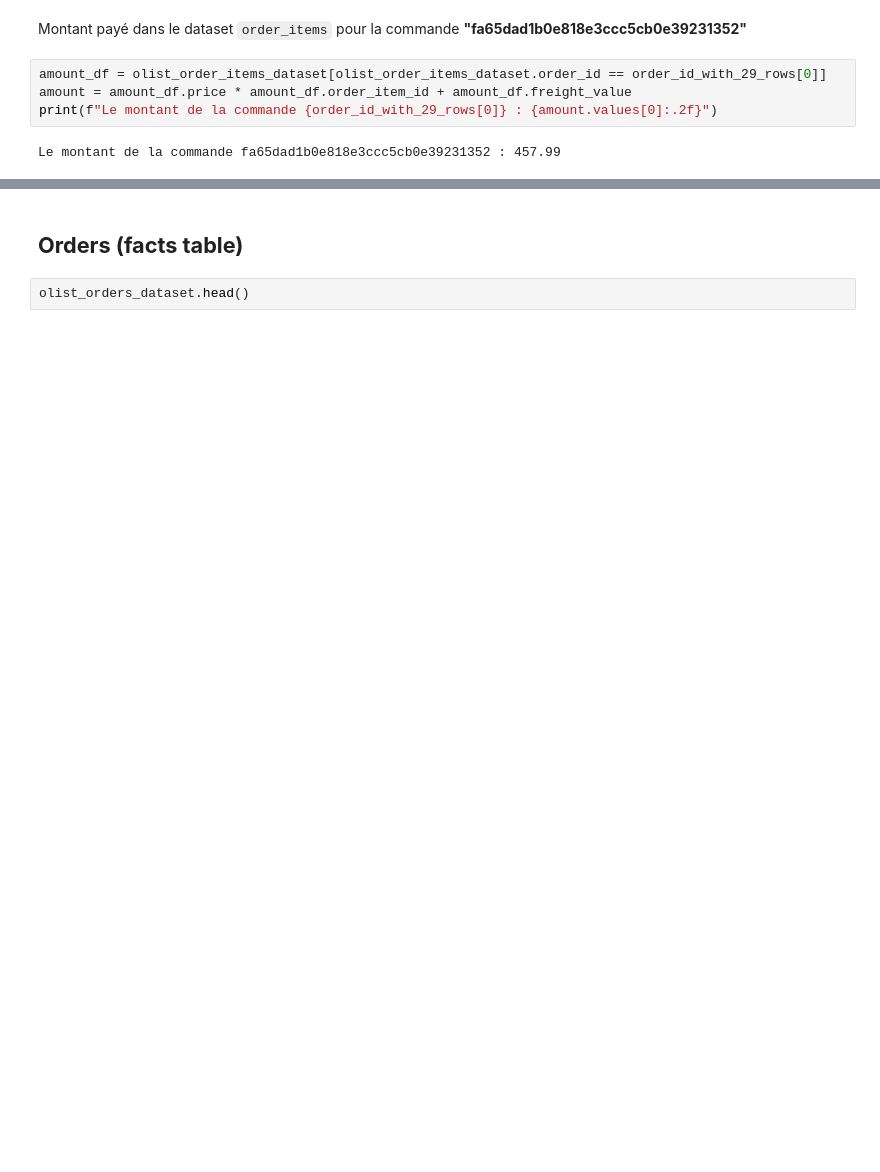
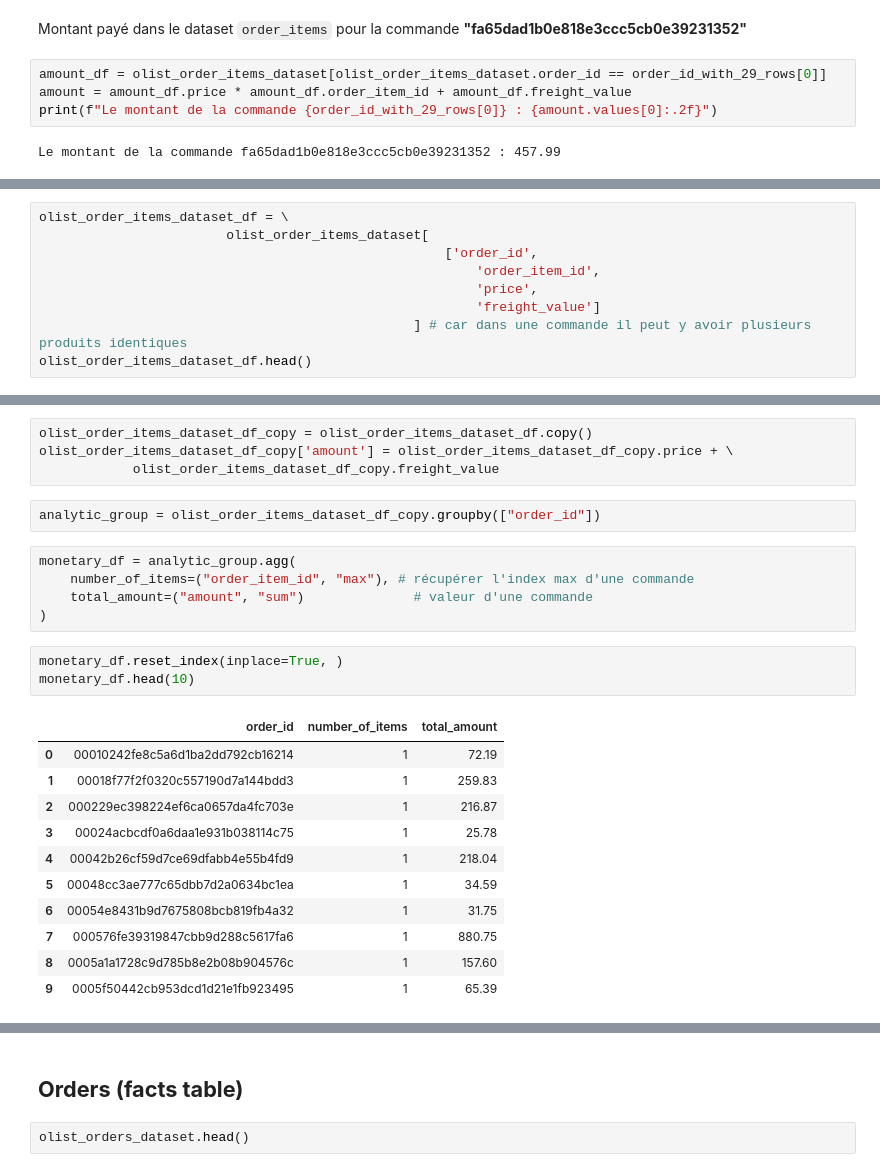
Before and after one commit to donat-konan33/olist-ecommerce-client-clustering, a Jupyter notebook: notebooks/eda.ipynb, the cells around one changed output, grey strips where cells are left out. Cells and saved outputs as stored; diff of their text form; blank space fills up the shorter version.

```diff
--- a/notebooks/eda.ipynb
+++ b/notebooks/eda.ipynb
@@ -365,0 +441,9 @@ Le montant de la commande fa65dad1b0e818e3ccc5cb0e39231352 : 457.99
+# %%
+olist_order_items_dataset_df = \
+                        olist_order_items_dataset[
+                                                    ['order_id',
+                                                        'order_item_id',
+                                                        'price',
+                                                        'freight_value']
+                                                ] # car dans une commande il peut y avoir plusieurs produits identiques
+olist_order_items_dataset_df.head()
@@ -365,0 +457,26 @@ Le montant de la commande fa65dad1b0e818e3ccc5cb0e39231352 : 457.99
+# %%
+olist_order_items_dataset_df_copy = olist_order_items_dataset_df.copy()
+olist_order_items_dataset_df_copy['amount'] = olist_order_items_dataset_df_copy.price + \
+            olist_order_items_dataset_df_copy.freight_value
+# %%
+analytic_group = olist_order_items_dataset_df_copy.groupby(["order_id"])
+# %%
+monetary_df = analytic_group.agg(
+    number_of_items=("order_item_id", "max"), # récupérer l'index max d'une commande
+    total_amount=("amount", "sum")              # valeur d'une commande
+)
+# %%
+monetary_df.reset_index(inplace=True, )
+monetary_df.head(10)
+# %% [output]
+|  | order_id | number_of_items | total_amount |
+| 0 | 00010242fe8c5a6d1ba2dd792cb16214 | 1 | 72.19 |
+| 1 | 00018f77f2f0320c557190d7a144bdd3 | 1 | 259.83 |
+| 2 | 000229ec398224ef6ca0657da4fc703e | 1 | 216.87 |
+| 3 | 00024acbcdf0a6daa1e931b038114c75 | 1 | 25.78 |
+| 4 | 00042b26cf59d7ce69dfabb4e55b4fd9 | 1 | 218.04 |
+| 5 | 00048cc3ae777c65dbb7d2a0634bc1ea | 1 | 34.59 |
+| 6 | 00054e8431b9d7675808bcb819fb4a32 | 1 | 31.75 |
+| 7 | 000576fe39319847cbb9d288c5617fa6 | 1 | 880.75 |
+| 8 | 0005a1a1728c9d785b8e2b08b904576c | 1 | 157.60 |
+| 9 | 0005f50442cb953dcd1d21e1fb923495 | 1 | 65.39 |
```
Also changed, not shown: parts of 24 cells of this notebook, 3 other files.
